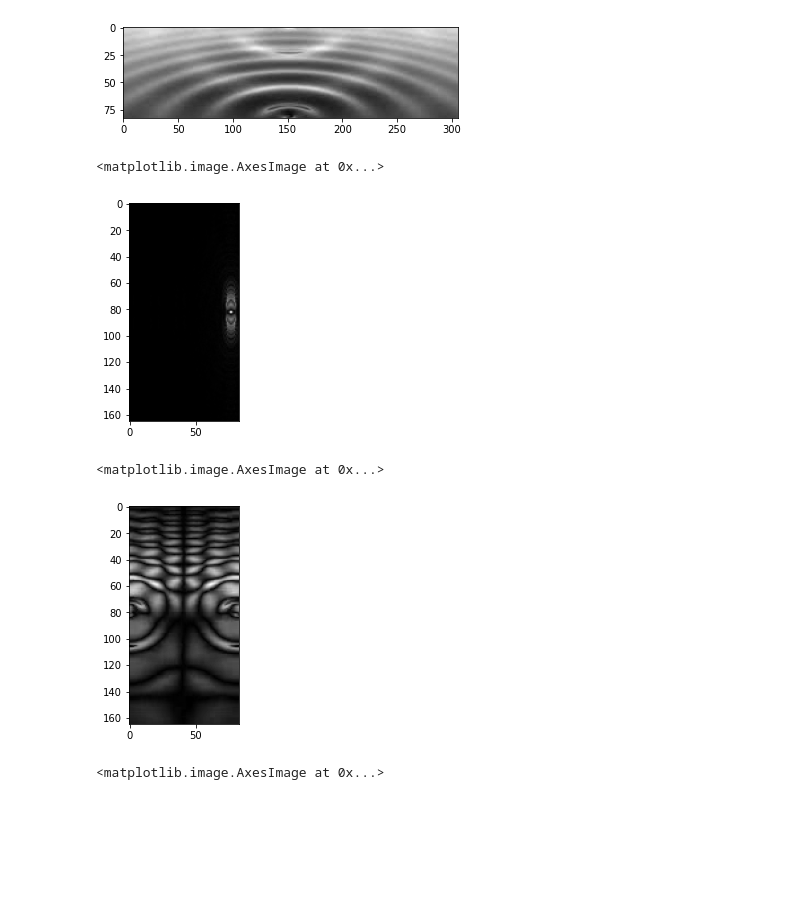
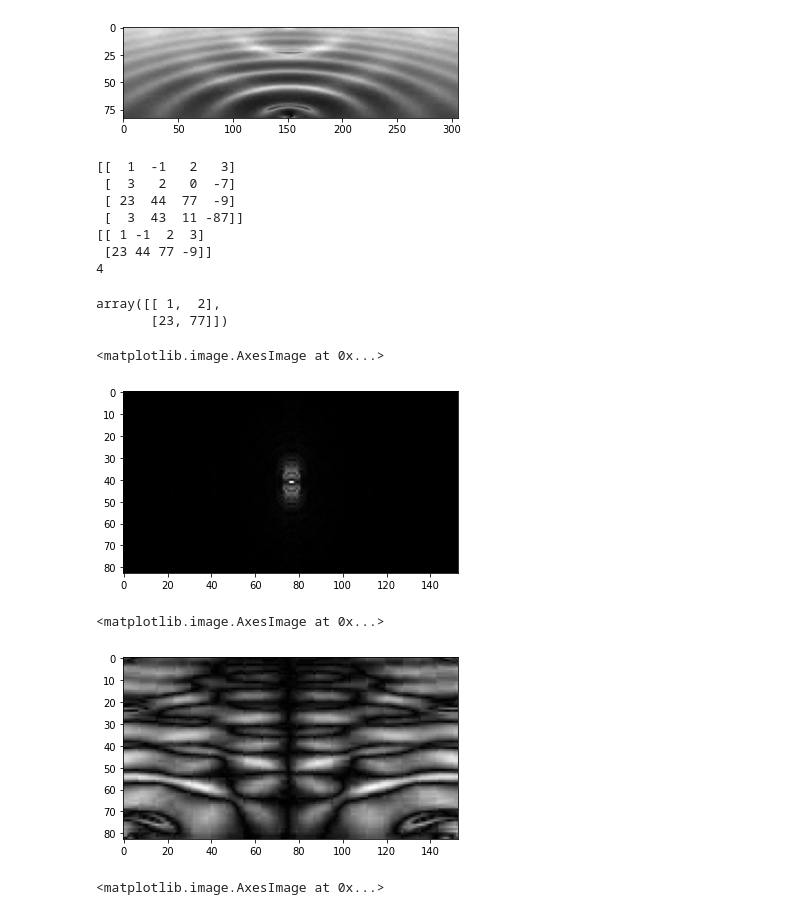
Before and after one commit to RInterested/MRI, a Jupyter notebook: MRI_Concepts.ipynb, the cells around one changed output. Drawn from its saved outputs; the diff is of its cells as text; code cells hidden in the pictures; blank space fills up the shorter version.

```diff
--- a/MRI_Concepts.ipynb
+++ b/MRI_Concepts.ipynb
@@ -237,23 +473,39 @@ plt.imshow(img_back, cmap = 'gray')
 # %% [output]
 <matplotlib.image.AxesImage at 0x...>
 [figure]
+# %%
+A = np.array([[1,-1,2,3],[3,2,0,-7],[23,44,77,-9],[3,43,11,-87]])
+print(A)
+B = A[np.arange(0,np.shape(A)[1],2)]
+print(B)
+print(B.shape[1])
+B[:,np.arange(0,np.shape(A)[1],2)]
+# %% [output]
+[[  1  -1   2   3]
+ [  3   2   0  -7]
+ [ 23  44  77  -9]
+ [  3  43  11 -87]]
+[[ 1 -1  2  3]
+ [23 44 77 -9]]
+4
+array([[ 1,  2],
+       [23, 77]])
 # %%
-x = fshifted
-mat = x[:,np.arange(0,np.shape(x)[0],2)]
-freq = np.abs(mat)
-plt.imshow(freq, cmap='gray')
+mat2 = mat[:,np.arange(0,np.shape(mat)[1],2)] # Takes out every other col off the frequencies.
+freq2 = np.abs(mat2)
+plt.imshow(freq2, cmap='gray')
 # %% [output]
 <matplotlib.image.AxesImage at 0x...>
-[figure, old version]
+[figure, new version]
 # %%
 # inverse fft
-f_ishift = np.fft.ifftshift(mat)
-img_back = np.fft.ifft2(mat)
-img_back = np.abs(img_back)
-plt.imshow(img_back, cmap = 'gray')
+f_ishift2 = np.fft.ifftshift(mat2)
+img_back2 = np.fft.ifft2(mat2)
+img_back2 = np.abs(img_back2)
+plt.imshow(img_back2, cmap = 'gray')
 # %% [output]
 <matplotlib.image.AxesImage at 0x...>
-[figure, old version]
+[figure, new version]
 # %%
 img = Image.open('eiffel tower.jpg').convert('L')
 plt.imshow(img, cmap = 'gray')
```
Also changed, not shown: parts of 24 cells of this notebook.
